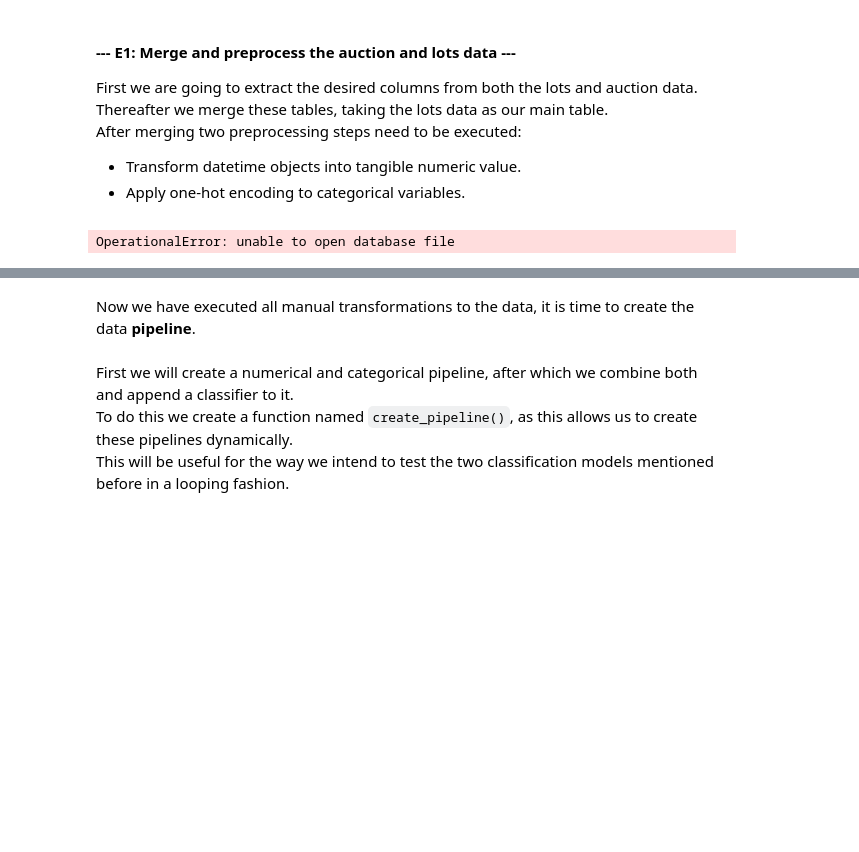
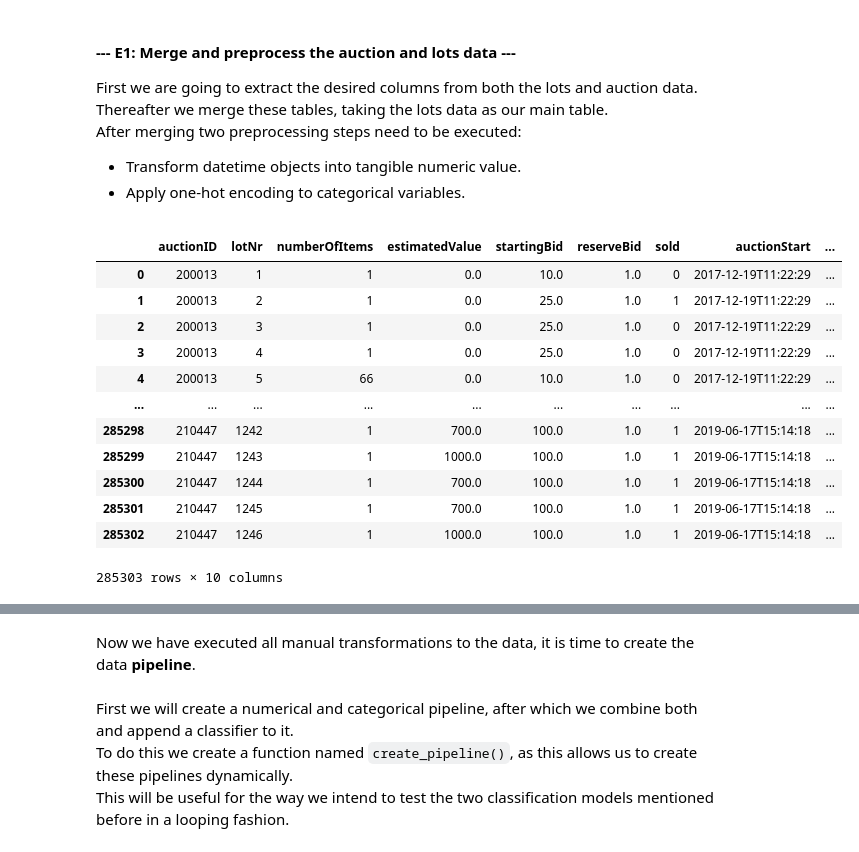
Before and after one commit to DatacationOrg/datacademy-v2, a Jupyter notebook: M10_FINAL/src/Main.ipynb, the cells around one changed output, grey strips where cells are left out. Drawn from its saved outputs; the diff is of its cells as text; code cells hidden in the pictures; blank space fills up the shorter version.

```diff
--- a/M10_FINAL/src/Main.ipynb
+++ b/M10_FINAL/src/Main.ipynb
@@ -1047,35 +1102,47 @@ After merging two preprocessing steps need to be executed:
 # Auctions_merge = auctions[['id', 'auctionStart', 'auctionEnd', 'branchCategory']].copy()
 
 # # Combine data into a single dataset
 # Lots_Sales_Pred = pd.merge(Lots_Sales_Pred, Auctions_merge, left_on=['auctionID'], right_on=['id'], how='left')
 # Lots_Sales_Pred_original = Lots_Sales_Pred.copy(deep=True)
 
 # Lots_Sales_Pred = Lots_Sales_Pred.dropna()
 # Lots_Sales_Pred.drop('id', axis=1, inplace=True)
 # Lots_Sales_Pred
 
 # The merge is easier in a SQL query:
 sql_merge_query = """
                 SELECT
                     lots.auctionID,
                     lots.lotNr,
                     lots.numberOfItems,
                     lots.estimatedValue,
                     lots.startingBid,
                     lots.reserveBid,
                     lots.sold,
                     auctions.auctionStart,
                     auctions.auctionEnd,
                     auctions.branchCategory
                 FROM lots
                 LEFT JOIN auctions ON
                     lots.auctionID = auctions.id
                   """
 
-Lots_Sales_Pred = pandas_df_from_database(path_db=modulePath, query=sql_merge_query)
+Lots_Sales_Pred = pandas_df_from_database(query=sql_merge_query)
 Lots_Sales_Pred
 # %% [output]
+|  | auctionID | lotNr | numberOfItems | estimatedValue | startingBid | reserveBid | sold | auctionStart | ... |
+| 0 | 200013 | 1 | 1 | 0.0 | 10.0 | 1.0 | 0 | 2017-12-19T11:22:29 | ... |
+| 1 | 200013 | 2 | 1 | 0.0 | 25.0 | 1.0 | 1 | 2017-12-19T11:22:29 | ... |
+| 2 | 200013 | 3 | 1 | 0.0 | 25.0 | 1.0 | 0 | 2017-12-19T11:22:29 | ... |
+| 3 | 200013 | 4 | 1 | 0.0 | 25.0 | 1.0 | 0 | 2017-12-19T11:22:29 | ... |
+| 4 | 200013 | 5 | 66 | 0.0 | 10.0 | 1.0 | 0 | 2017-12-19T11:22:29 | ... |
+| ... | ... | ... | ... | ... | ... | ... | ... | ... | ... |
+| 285298 | 210447 | 1242 | 1 | 700.0 | 100.0 | 1.0 | 1 | 2019-06-17T15:14:18 | ... |
+| 285299 | 210447 | 1243 | 1 | 1000.0 | 100.0 | 1.0 | 1 | 2019-06-17T15:14:18 | ... |
+| 285300 | 210447 | 1244 | 1 | 700.0 | 100.0 | 1.0 | 1 | 2019-06-17T15:14:18 | ... |
+| 285301 | 210447 | 1245 | 1 | 700.0 | 100.0 | 1.0 | 1 | 2019-06-17T15:14:18 | ... |
+| 285302 | 210447 | 1246 | 1 | 1000.0 | 100.0 | 1.0 | 1 | 2019-06-17T15:14:18 | ... |
-OperationalError: unable to open database file
+285303 rows × 10 columns
 # %%
 # Transform auctionStart and auctionEnd into a single column depicting the duration of the auction in hours
 Lots_Sales_Pred[['auctionStart', 'auctionEnd']] = Lots_Sales_Pred[['auctionStart', 'auctionEnd']].apply(pd.to_datetime, errors='coerce')
```
Also changed, not shown: parts of 20 cells of this notebook, 1 other file.
